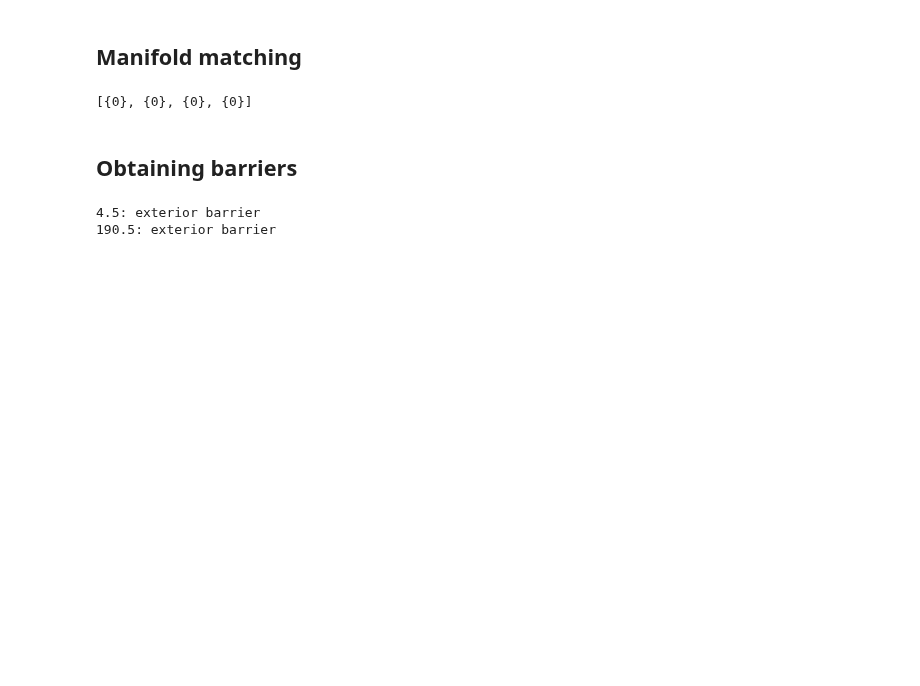
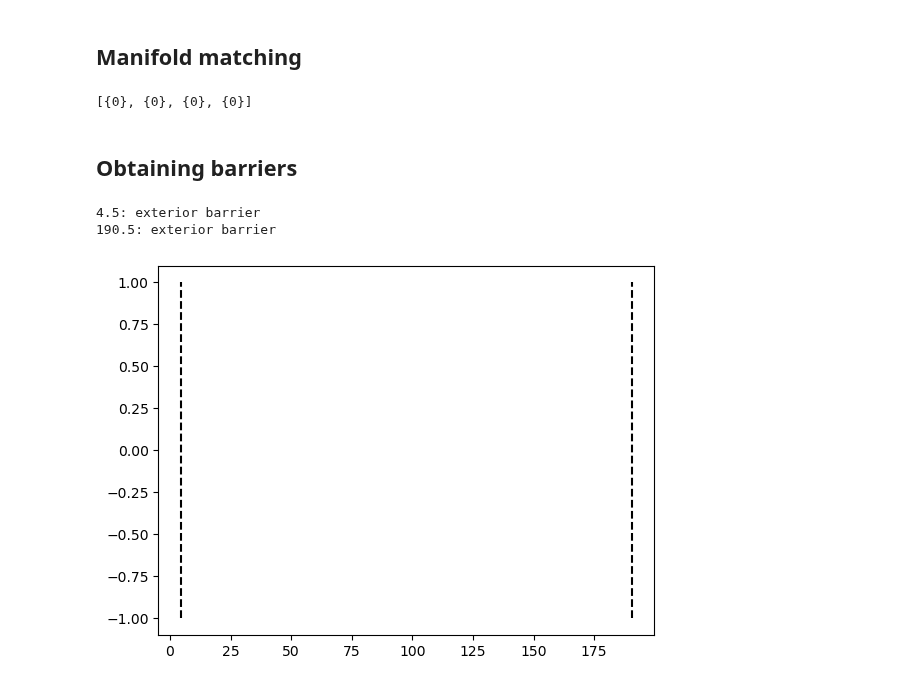
Before and after one commit to gregora/Workspace-of-Redundant-Robots, a Jupyter notebook: InverKinematicsSimple.ipynb, the cells around one changed output. Cells and saved outputs as stored; diff of their text form; code cells hidden in the pictures; blank space fills up the shorter version.

```diff
--- a/InverKinematicsSimple.ipynb
+++ b/InverKinematicsSimple.ipynb
@@ -242,6 +242,9 @@ print(omega)
 # %% [markdown]
 ## Obtaining barriers
 # %%
+exterior_barriers = []
+interior_barriers = []
+
 for i, _ in enumerate(manifolds_by_slice):
 
     if i == len(manifolds_by_slice) - 1:
@@ -256,14 +259,14 @@ for i, _ in enumerate(manifolds_by_slice):
 
         if(DetectManifoldChange(omega1, omega2)):
 
-            print(omega1)
-            print(omega2)
+            interior_barriers.append(i + 0.5)
 
 
+
+            #visualize
             slice1 = points[i*4*N:(i+1)*4*N, 1:]
             slice2 = points[(i+1)*4*N:(i+2)*4*N, 1:]
 
-            #visualize
             plt.figure(figsize=(3, 1))
 
             plt.subplot(1, 2, 1)
@@ -288,7 +291,18 @@ for i, _ in enumerate(manifolds_by_slice):
 
 
     elif (manifolds_a != 0) or (mainfolds_b != 0):
+        exterior_barriers.append(i + 0.5)
         print(str(i + 0.5) + ": exterior barrier")
 # %% [output]
 4.5: exterior barrier
 190.5: exterior barrier
+# %%
+# Visualize interior and exterior barriers as vertical lines
+
+plt.vlines(interior_barriers, -1, 1, colors='k', linestyles='solid')
+plt.vlines(exterior_barriers, -1, 1, colors='k', linestyles='dashed')
+
+# Plot the sample points
+plt.show()
+# %% [output]
+[figure, added]
```
Also changed, not shown: 3 other files.
